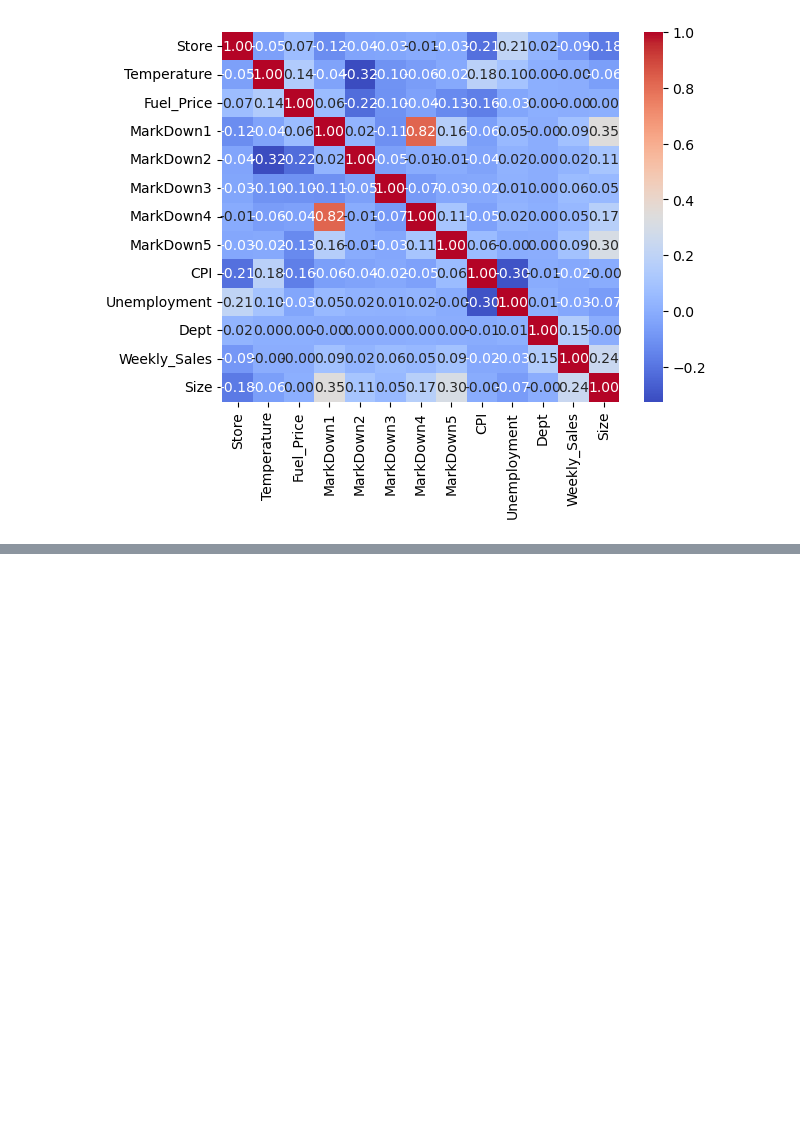
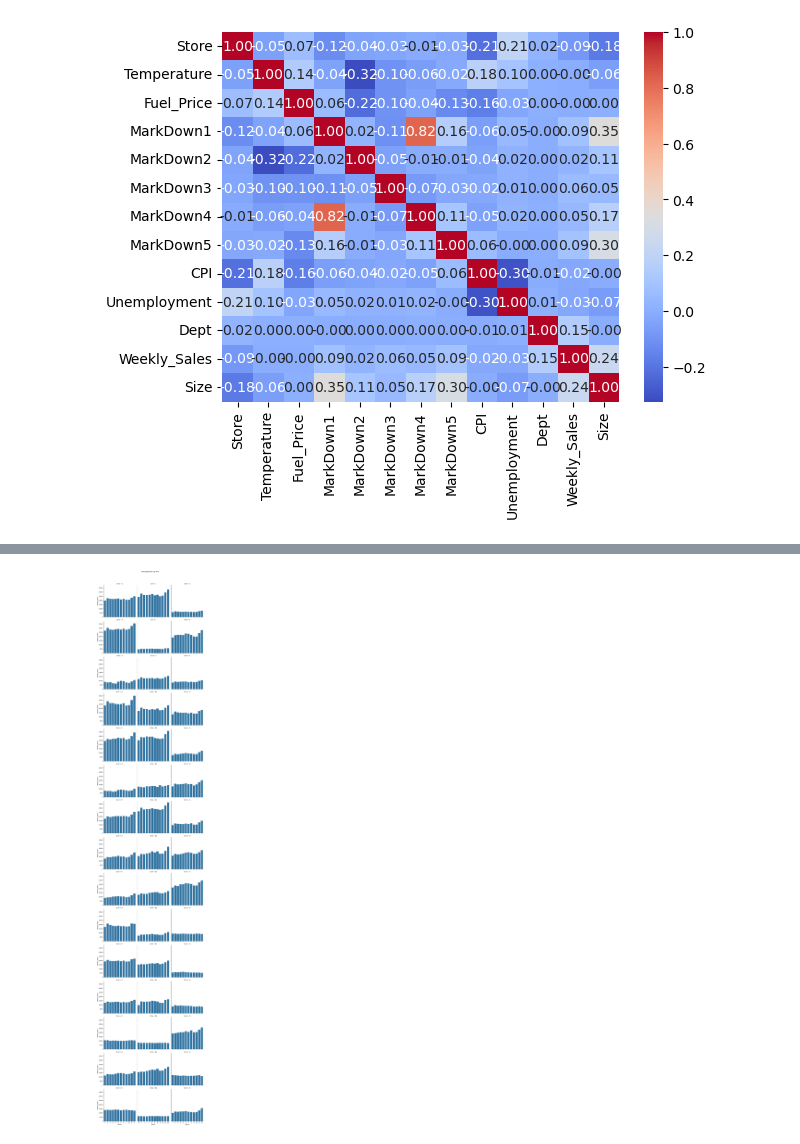
Before and after one commit to Karene123/RetailAnalytics, a Jupyter notebook: RetailAnalytics.ipynb, the cells around one changed output, grey strips where cells are left out. Drawn from its saved outputs; the diff is of its cells as text; code cells hidden in the pictures; blank space fills up the shorter version.

```diff
--- a/RetailAnalytics.ipynb
+++ b/RetailAnalytics.ipynb
@@ -226,0 +369,29 @@ ValueError: Plot kind 'pie' is not recognized
+# %%
+# Create a FacetGrid with seaborn
+month_order = sorted(merged_data_df['Month'].unique())
+
+g = sns.FacetGrid(merged_data_df.reset_index(), col='Store', col_wrap=3, height=4)
+g.map(sns.barplot, 'Month', 'Weekly_Sales',order=month_order, errorbar=None)
+
+# Add labels and title
+g.set_axis_labels('Month', 'Weekly_Sales')
+g.fig.suptitle('Sales per Shop by Year', y=1.02)
+
+# Show the plot
+plt.show()
+
+# The highest performing stores:
+# Store 34
+# Store 31
+# Store 30
+# Store 26
+# Store 23 (highest)
+# Store 22
+# Store 16
+# Store 17
+# Store 13
+# Store 7
+# Store 5
+# Store 42
+# %% [output]
+[figure, added]
```
Also changed, not shown: parts of 28 cells of this notebook.
